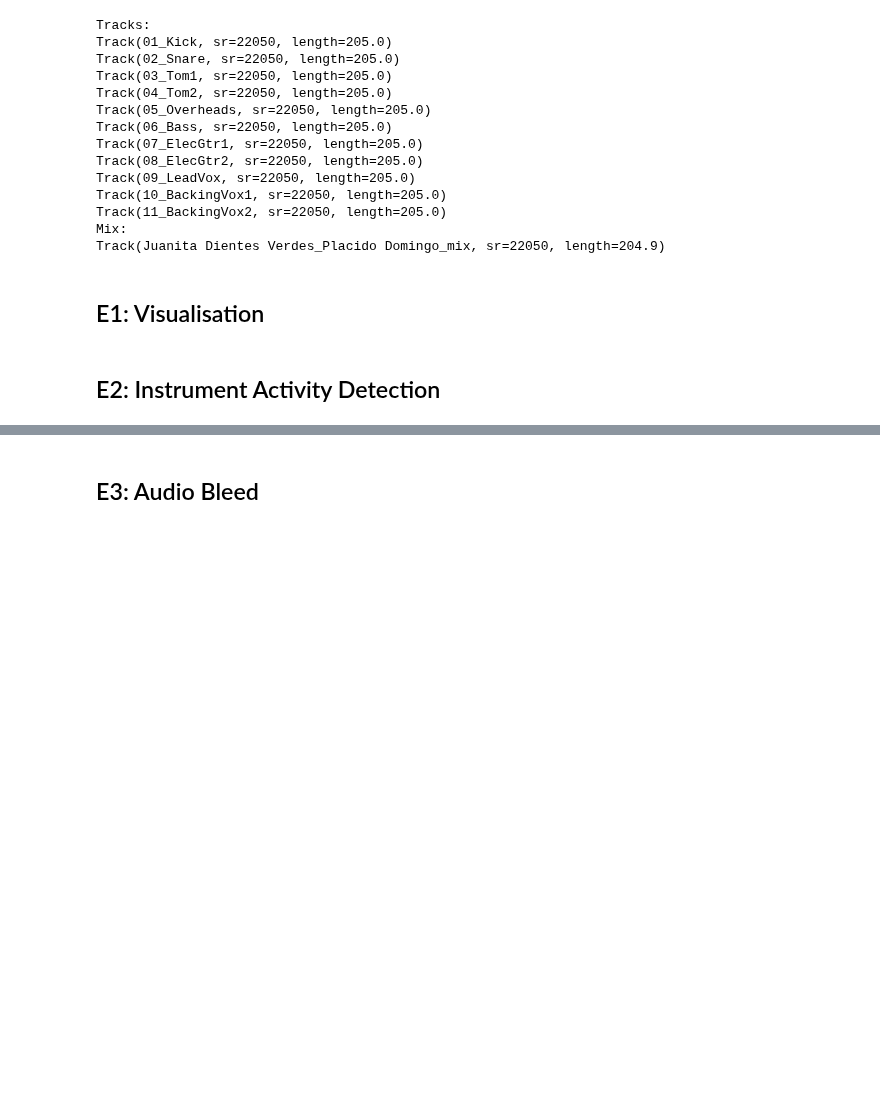
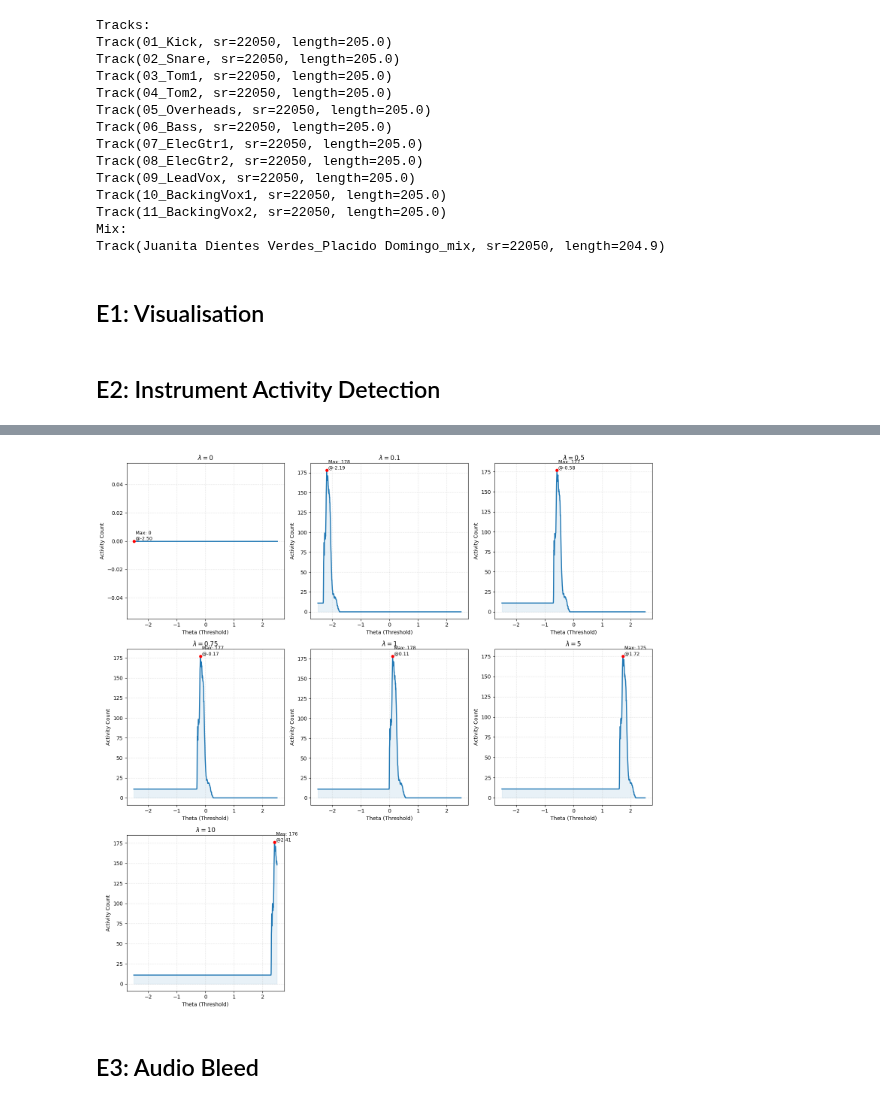
Before and after one commit to martijuanola/RWTH-AIiM, a Jupyter notebook: exercices/e8/e8-main.ipynb, the cells around one changed output, grey strips where cells are left out. Cells and saved outputs as stored; diff of their text form; code cells hidden in the pictures; blank space fills up the shorter version.

```diff
--- a/exercices/e8/e8-main.ipynb
+++ b/exercices/e8/e8-main.ipynb
@@ -244,7 +244,7 @@ def detect_instrument_activity(track_list: list[Track], theta: float = 1.0, lam:
     return get_track_activations(activations, frame_length=frame_length, hop_length=hop_length,
                                  sr=track_list[0].sr)
 # %%
-thetas = [0.01, 0.05,
+thetas = [0.01, 0.05, 0.09,
           0.1]  # Should be close to the energy median -> #[0.18375997 0.11416612 0.01392798 0.03856024 0.12297964 0.22212312 0.16027329 0.11743905 0.0457685  0.00115279 0.00441481]
 lambdas = [1, 3, 5]  # Values between 5-30 should be good
 
@@ -283,0 +340,68 @@ Activation count: 75
+# %%
+import matplotlib.pyplot as plt
+import numpy as np
+import math
+
+# 1. Define Parameters
+# 100 steps between 0.01 and 0.6 for smoother curves
+#thetas = np.linspace(0.01, 0.6, 100)
+thetas = np.linspace(-5,5,1000)
+
+# Various lambda values to test
+lambdas = [0.1, 0.5, 0.75, 1, 1.5, 2, 5, 10, 20]
+
+# 2. Calculate Dynamic Layout
+num_plots = len(lambdas)
+cols = 3                            # Number of columns
+rows = math.ceil(num_plots / cols)  # Calculate required rows
+
+# Create Figure
+fig, axes = plt.subplots(rows, cols, figsize=(15, 5 * rows))
+axes = axes.flatten()
+
+print(f"Starting calculation for {len(lambdas)} lambdas with {len(thetas)} thetas each...")
+print(f"Total computations: {len(lambdas) * len(thetas)}\n")
+
+# 3. Loop over Lambdas
+for i, lam in enumerate(lambdas):
+    ax = axes[i]
+    counts = []
+
+    # Status update
+    print(f"[{i+1}/{num_plots}] Processing Lambda = {lam}...")
+
+    # Loop over Thetas
+    for theta in thetas:
+        # YOUR FUNCTION CALL HERE
+        track_sections = detect_instrument_activity(tracks, theta=theta, lam=lam)
+
+        # Summing up found activities
+        count = sum([len(sections) for sections in track_sections])
+        counts.append(count)
+
+    # --- Plotting ---
+    ax.plot(thetas, counts, color='#1f77b4', linewidth=2)
+    ax.fill_between(thetas, counts, color='#1f77b4', alpha=0.1)
+
+    # Mark Peak
+    if len(counts) > 0:
+        max_count = max(counts)
+        max_theta = thetas[counts.index(max_count)]
+        ax.plot(max_theta, max_count, 'ro', markersize=5)
+        # Annotation in English
+        ax.text(max_theta, max_count, f' Max: {max_count}\n @{max_theta:.2f}',
+                verticalalignment='bottom', fontsize=9)
+
+    # English Labels
+    ax.set_title(f'$\lambda = {lam}$', fontsize=12, fontweight='bold')
+    ax.set_xlabel('Theta (Threshold)')
+    ax.set_ylabel('Activity Count')
+    ax.grid(True, linestyle=':', alpha=0.6)
+
+# 4. Remove empty subplots (if any)
+for j in range(i + 1, len(axes)):
+    fig.delaxes(axes[j])
+
+plt.tight_layout()
+plt.show()
+# %% [output]
@@ -284,3 +418,4 @@ Activation count: 75
+[figure, added]
 # %% [markdown]
 ## E3: Audio Bleed
 # %%
```
Also changed, not shown: parts of 4 cells of this notebook.
